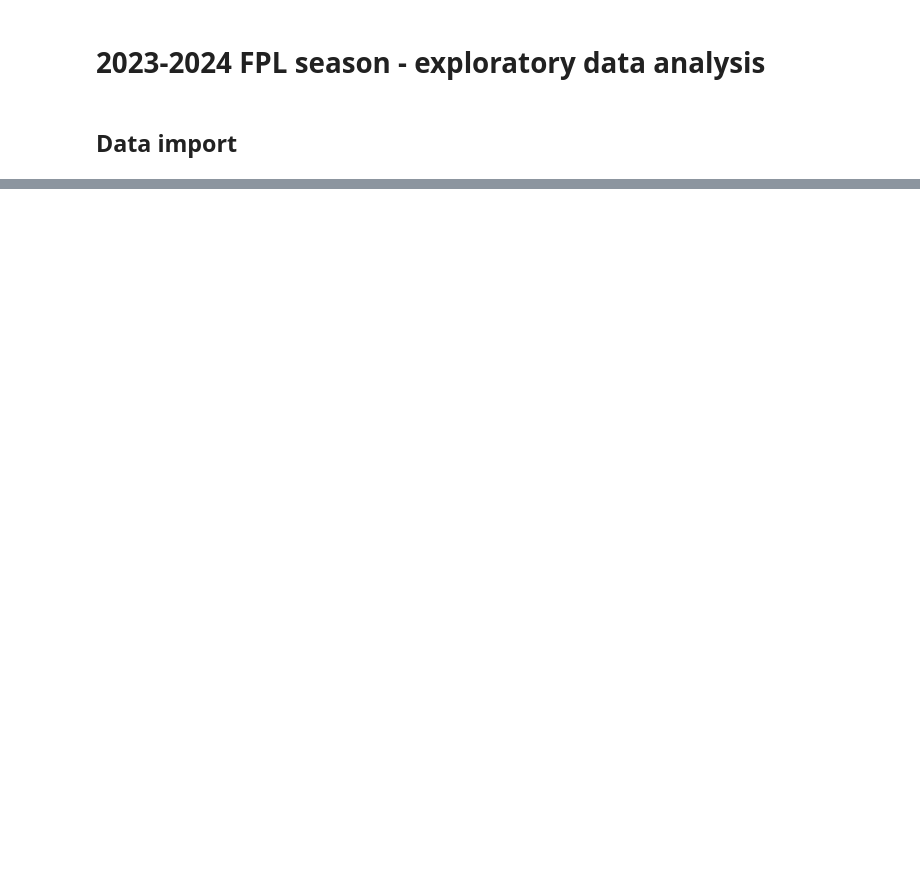
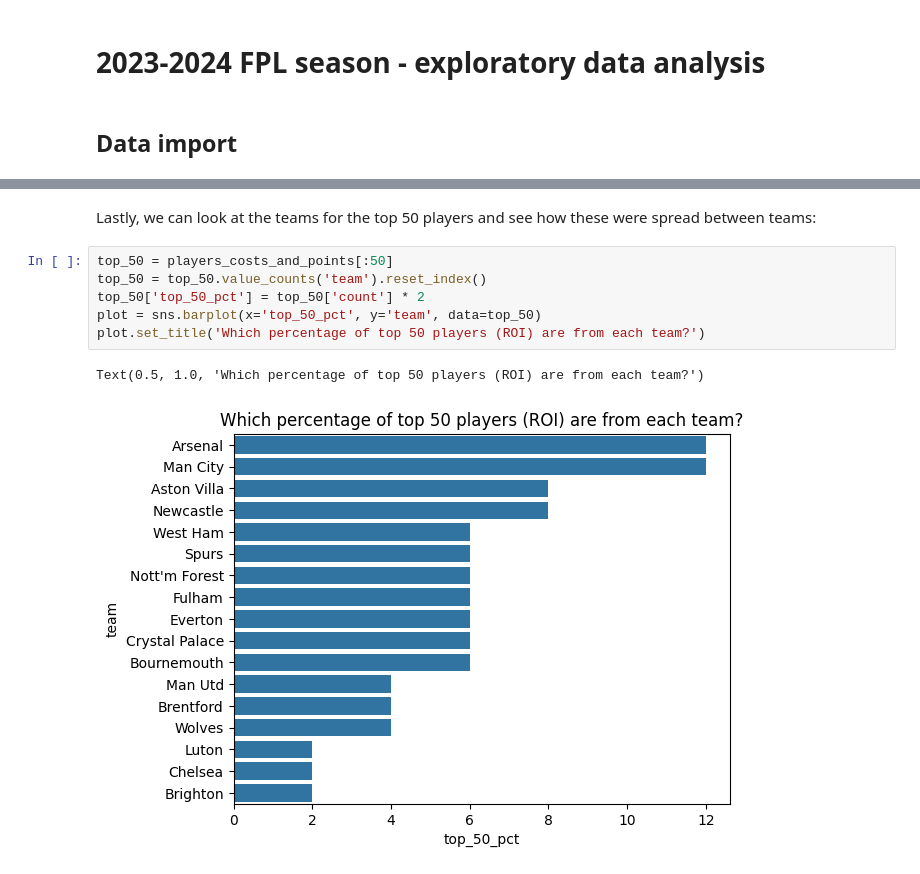
Before and after one commit to alfie1906/fantasy-premier-league, a Jupyter notebook: exploration/24-25/past_season_eda.ipynb, the cells around one changed output, grey strips where cells are left out. Drawn from its saved outputs; the diff is of its cells as text; blank space fills up the shorter version.

```diff
--- a/exploration/24-25/past_season_eda.ipynb
+++ b/exploration/24-25/past_season_eda.ipynb
@@ -42,0 +91,11 @@ shape: (5, 19)
+# %% [markdown]
+Lastly, we can look at the teams for the top 50 players and see how these were spread between teams:
+# %%
+top_50 = players_costs_and_points[:50]
+top_50 = top_50.value_counts('team').reset_index()
+top_50['top_50_pct'] = top_50['count'] * 2
+plot = sns.barplot(x='top_50_pct', y='team', data=top_50)
+plot.set_title('Which percentage of top 50 players (ROI) are from each team?')
+# %% [output]
+Text(0.5, 1.0, 'Which percentage of top 50 players (ROI) are from each team?')
+[figure, added]
```
Also changed, not shown: parts of 15 cells of this notebook.
